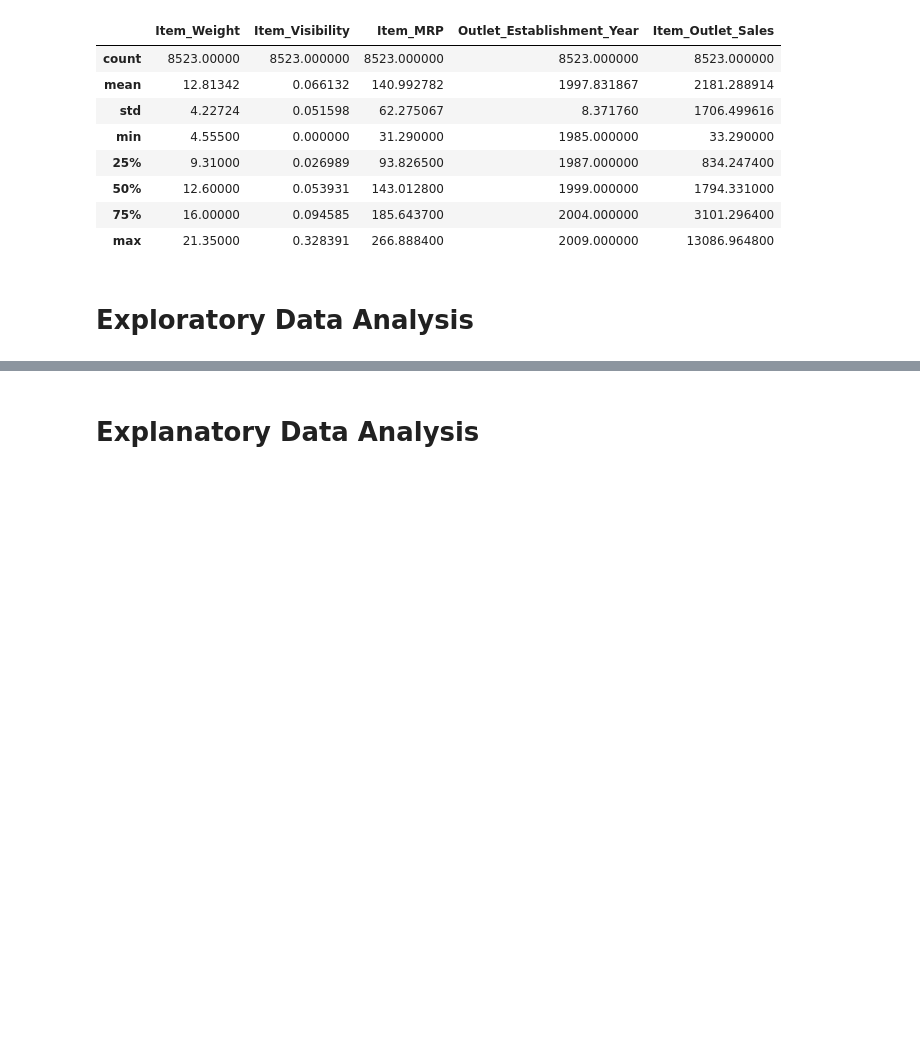
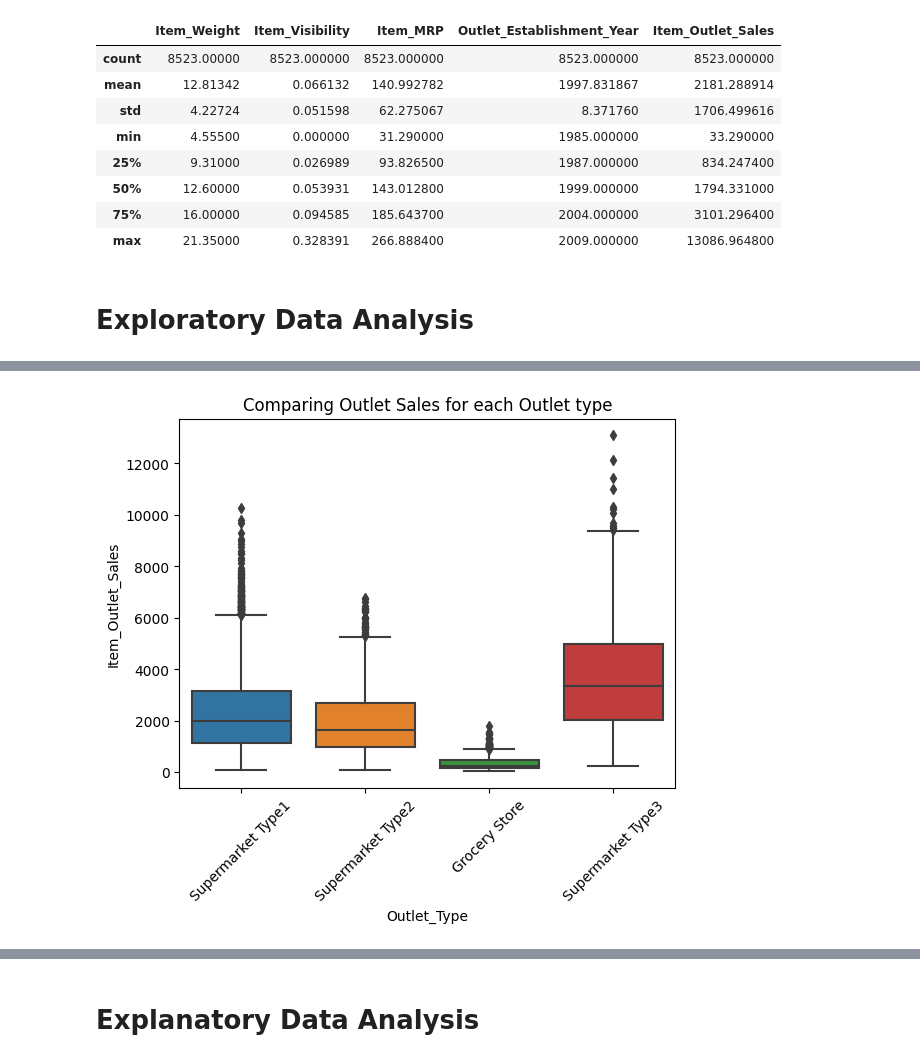
Before and after one commit to JmB17/Prediction-of-Product-Sales, a Jupyter notebook: Prediction of Product Sales.ipynb, the cells around one changed output, grey strips where cells are left out. Drawn from its saved outputs; the diff is of its cells as text; code cells hidden in the pictures; blank space fills up the shorter version.

```diff
--- a/Prediction of Product Sales.ipynb
+++ b/Prediction of Product Sales.ipynb
@@ -428,0 +459,6 @@ df.describe(include='number')
+# %%
+ax = sns.boxplot(data=df, x='Outlet_Type', y='Item_Outlet_Sales')
+ax.set_title("Comparing Outlet Sales for each Outlet type")
+ax.tick_params(axis='x', rotation = 45);
+# %% [output]
+[figure, added]
```
Also changed, not shown: parts of 16 cells of this notebook.
